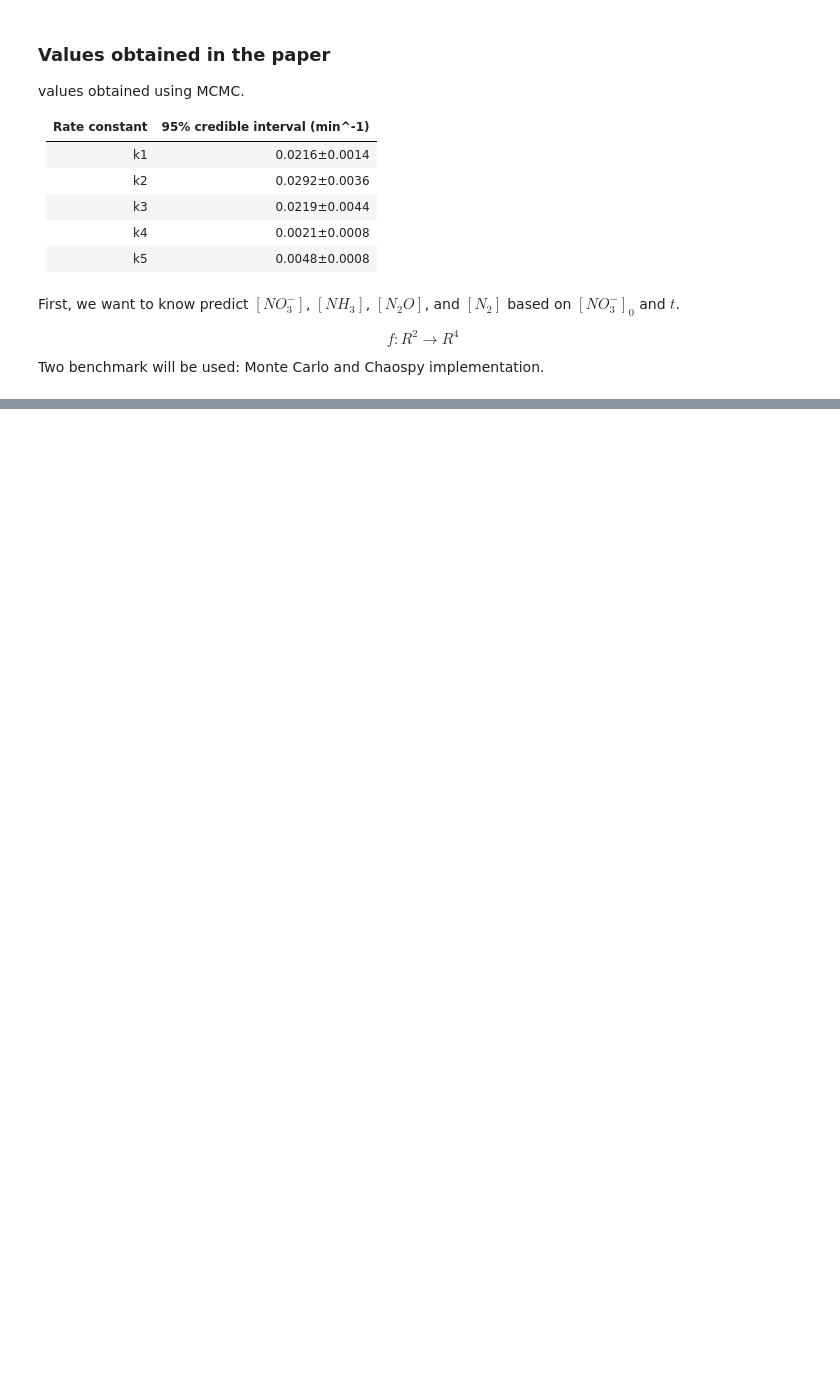
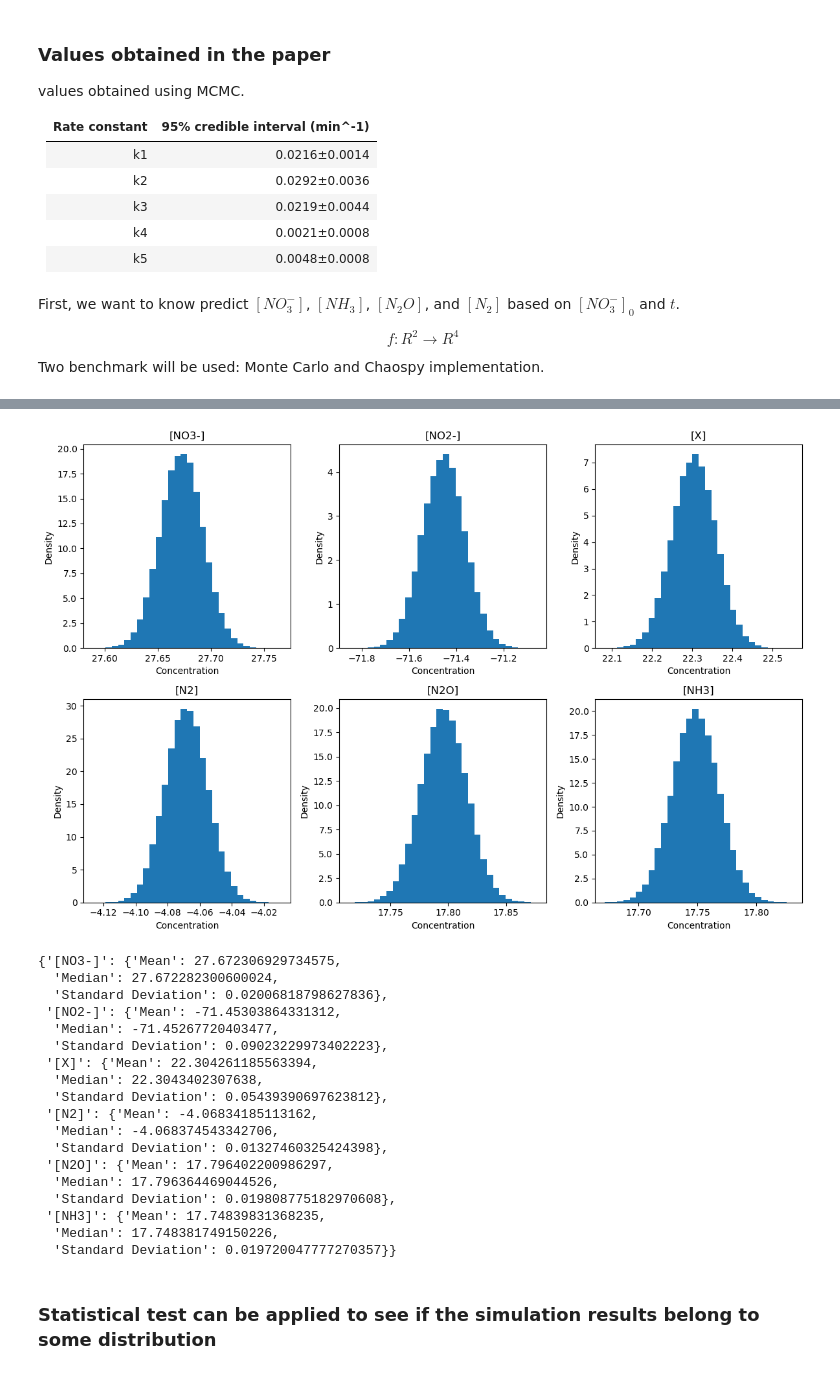
Before and after one commit to ZhifeiYL/UQ-Notebook, a Jupyter notebook: surrogate/PCE/nitrogen.ipynb, the cells around one changed output, grey strips where cells are left out. Cells and saved outputs as stored; diff of their text form; code cells hidden in the pictures; blank space fills up the shorter version.

```diff
--- a/surrogate/PCE/nitrogen.ipynb
+++ b/surrogate/PCE/nitrogen.ipynb
@@ -46,0 +131,12 @@ Two benchmark will be used: Monte Carlo and Chaospy implementation.
+# %%
+def simulator(pars, tf, y0, f):
+    """
+    pars: kinetic model parameters(ks), list
+    tf: overall time for reaction, scalar
+    y0: initial conditions, list
+    f: ode function
+    return: concentration of species, list; solve_ivp result
+    """
+    result = solve_ivp(f, [0, tf], y0, args=pars, dense_output=True)
+    conc = result.sol(-1)
+    return conc, result.sol
@@ -46,0 +195,46 @@ Two benchmark will be used: Monte Carlo and Chaospy implementation.
+# %%
+# Plotting the final concentrations of each species
+species_names = ['[NO3-]', '[NO2-]', '[X]', '[N2]', '[N2O]', '[NH3]']
+
+plt.figure(figsize=(12, 8))
+for i in range(len(species_names)):
+    plt.subplot(2, 3, i+1)
+    plt.hist(final_concentrations[:, i], bins=30, density=True)
+    plt.title(species_names[i])
+    plt.xlabel('Concentration')
+    plt.ylabel('Density')
+
+plt.tight_layout()
+plt.show()
+
+# Calculate and print statistical properties
+stat_properties = {}
+for i, name in enumerate(species_names):
+    mean = np.mean(final_concentrations[:, i])
+    median = np.median(final_concentrations[:, i])
+    std_dev = np.std(final_concentrations[:, i])
+    stat_properties[name] = {'Mean': mean, 'Median': median, 'Standard Deviation': std_dev}
+
+stat_properties
+# %% [output]
+[figure, added]
+{'[NO3-]': {'Mean': 27.672306929734575,
+  'Median': 27.672282300600024,
+  'Standard Deviation': 0.02006818798627836},
+ '[NO2-]': {'Mean': -71.45303864331312,
+  'Median': -71.45267720403477,
+  'Standard Deviation': 0.09023229973402223},
+ '[X]': {'Mean': 22.304261185563394,
+  'Median': 22.3043402307638,
+  'Standard Deviation': 0.05439390697623812},
+ '[N2]': {'Mean': -4.06834185113162,
+  'Median': -4.068374543342706,
+  'Standard Deviation': 0.01327460325424398},
+ '[N2O]': {'Mean': 17.796402200986297,
+  'Median': 17.796364469044526,
+  'Standard Deviation': 0.019808775182970608},
+ '[NH3]': {'Mean': 17.74839831368235,
+  'Median': 17.748381749150226,
+  'Standard Deviation': 0.019720047777270357}}
+# %% [markdown]
+### Statistical test can be applied to see if the simulation results belong to some distribution
```
Also changed, not shown: parts of 10 cells of this notebook, 1 other file.
